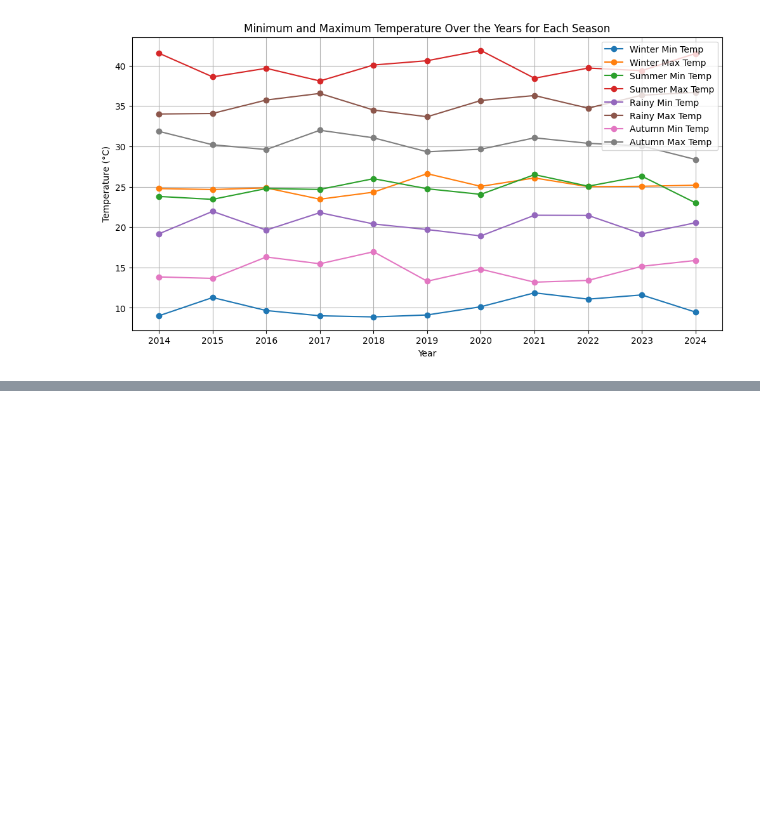
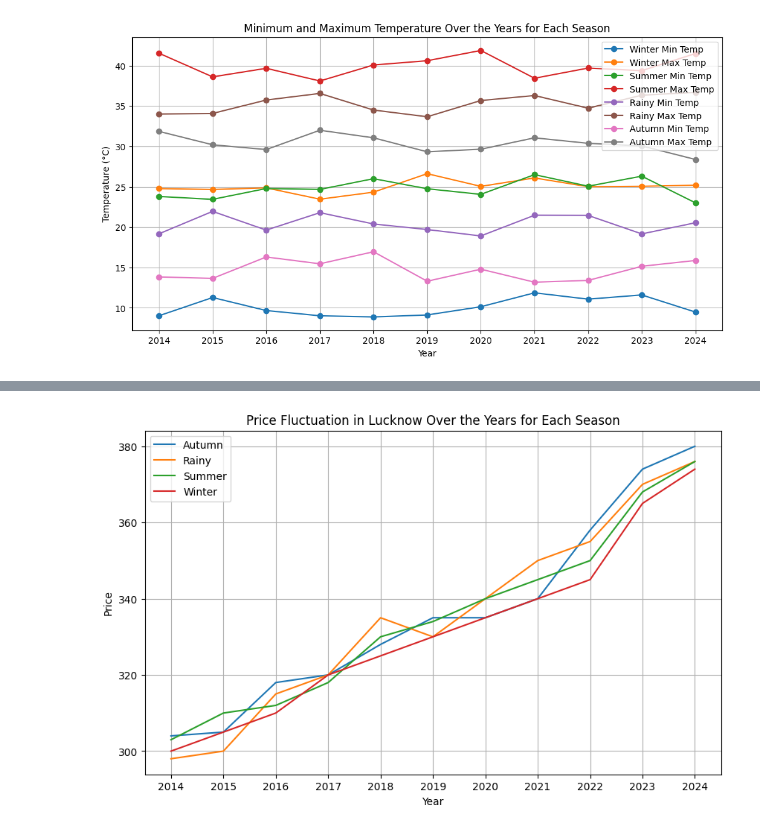
Before and after one commit to Samcoding5854/CanePredictions, a Jupyter notebook: DataVisualization.ipynb, the cells around one changed output, grey strips where cells are left out. Cells and saved outputs as stored; diff of their text form; code cells hidden in the pictures; blank space fills up the shorter version.

```diff
--- a/DataVisualization.ipynb
+++ b/DataVisualization.ipynb
@@ -81,0 +123,20 @@ plt.show()
+# %%
+data = pd.read_csv('Saharanpur_data.csv')
+
+# Grouping data by season
+season_groups = data.groupby('Season')
+
+# Plotting price fluctuation for each season
+plt.figure(figsize=(10, 6))
+for season, season_data in season_groups:
+    plt.plot(season_data['Year'], season_data['Price'], label=season)
+
+plt.title('Price Fluctuation in Lucknow Over the Years for Each Season')
+plt.xlabel('Year')
+plt.ylabel('Price')
+plt.legend()
+plt.grid(True)
+plt.xticks(data['Year'].unique())  # Setting x-axis ticks to only show years
+plt.show()
+# %% [output]
+[figure, added]
```
Also changed, not shown: parts of 3 cells of this notebook, 4 other files.
